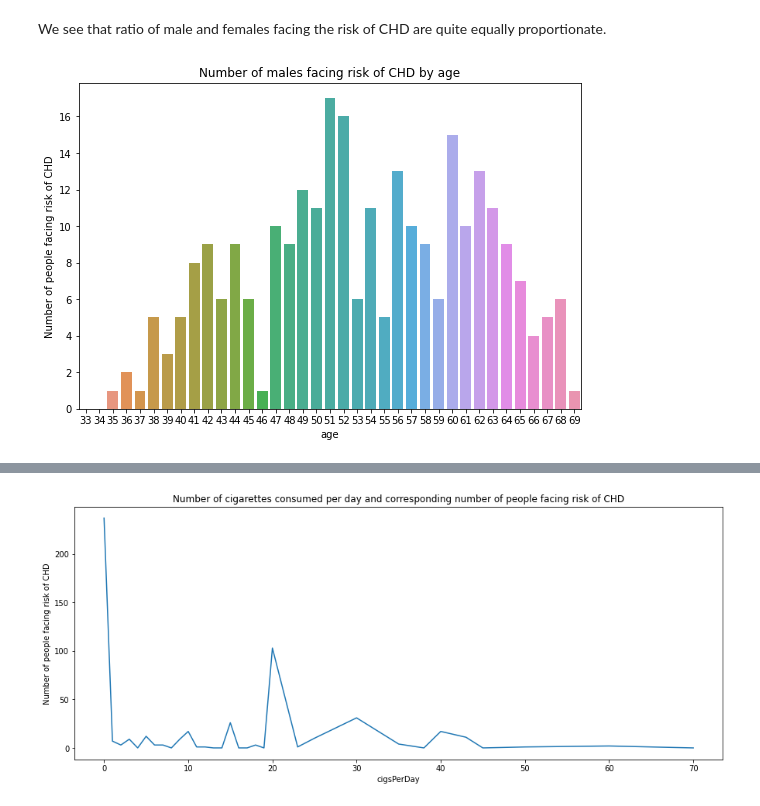
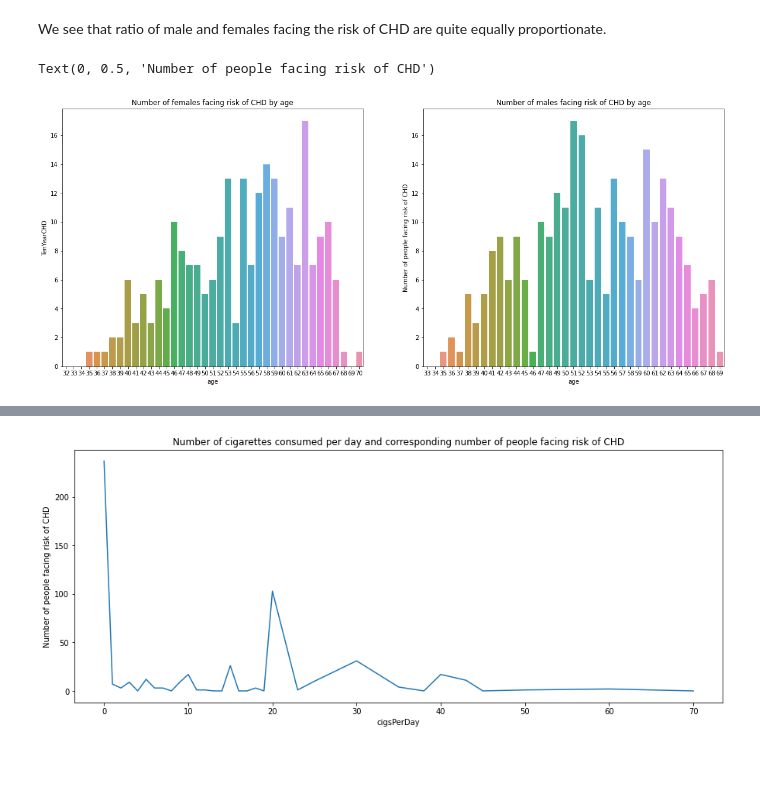
Before and after one commit to cpvivek/Coronary-Heart-Disease-Risk-Prediction, a Jupyter notebook: Capstone_Project_ML_Classification_Cardiovascular_Disease_Risk.ipynb, the cells around one changed output, grey strips where cells are left out. Saved outputs shown, nothing was run; the diff lists cells and outputs as text; code cells hidden in the pictures; blank space fills up the shorter version.

```diff
--- a/Capstone_Project_ML_Classification_Cardiovascular_Disease_Risk.ipynb
+++ b/Capstone_Project_ML_Classification_Cardiovascular_Disease_Risk.ipynb
@@ -258,10 +260,16 @@ We see that ratio of male and females facing the risk of CHD are quite equally p
 male_risk=df[df.sex=='M'].groupby('age')['TenYearCHD'].sum().reset_index()
 female_risk=df[df.sex=='F'].groupby('age')['TenYearCHD'].sum().reset_index()
 # %%
-plt.figure(figsize=(9,6))
-sns.barplot(x=male_risk.age,y=male_risk.TenYearCHD)
+fig , axes= plt.subplots(nrows=1,ncols=2,figsize=(20,8))
+
+ax=sns.barplot(x=female_risk.age,y=female_risk.TenYearCHD,ax=axes[0])
+ax.set_title('Number of females facing risk of CHD by age')
 plt.ylabel('Number of people facing risk of CHD')
-plt.title('Number of males facing risk of CHD by age')
-plt.show()
+
+ax=sns.barplot(x=male_risk.age,y=male_risk.TenYearCHD,ax=axes[1])
+ax.set_title('Number of males facing risk of CHD by age')
+plt.ylabel('Number of people facing risk of CHD')
+# plt.title('Number of females facing risk of CHD by age')
 # %% [output]
+Text(0, 0.5, 'Number of people facing risk of CHD')
-[figure, old version]
+[figure, new version]
```
Also changed, not shown: parts of 42 cells of this notebook.
